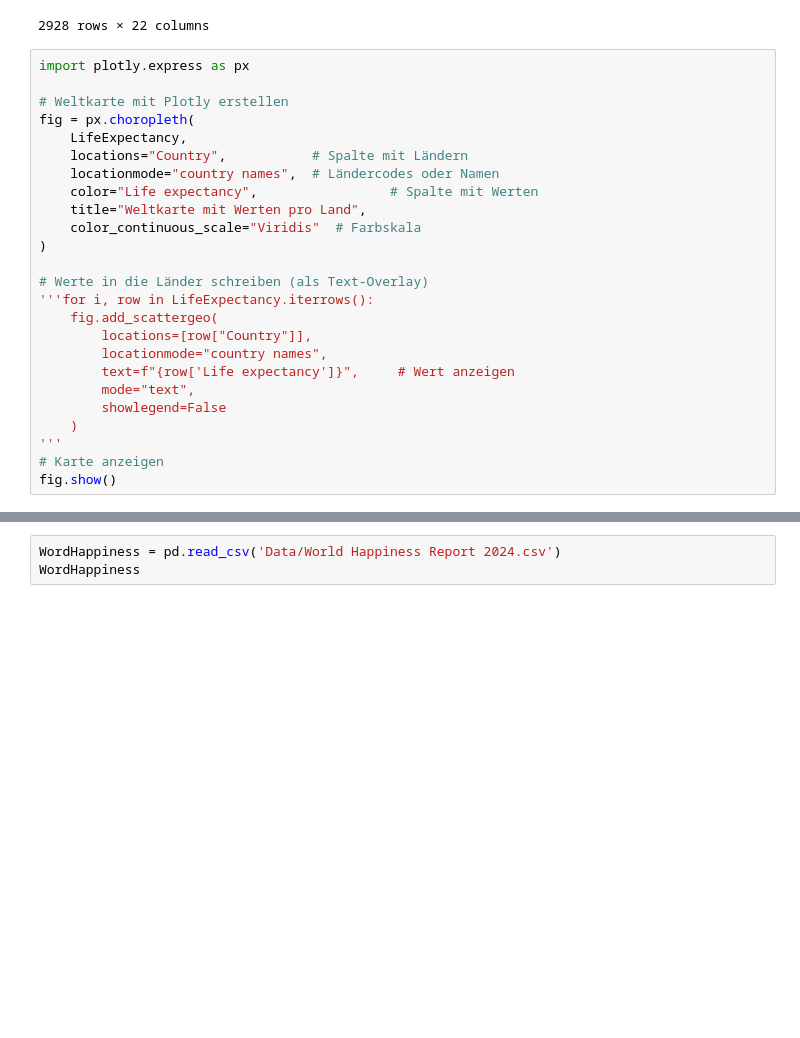
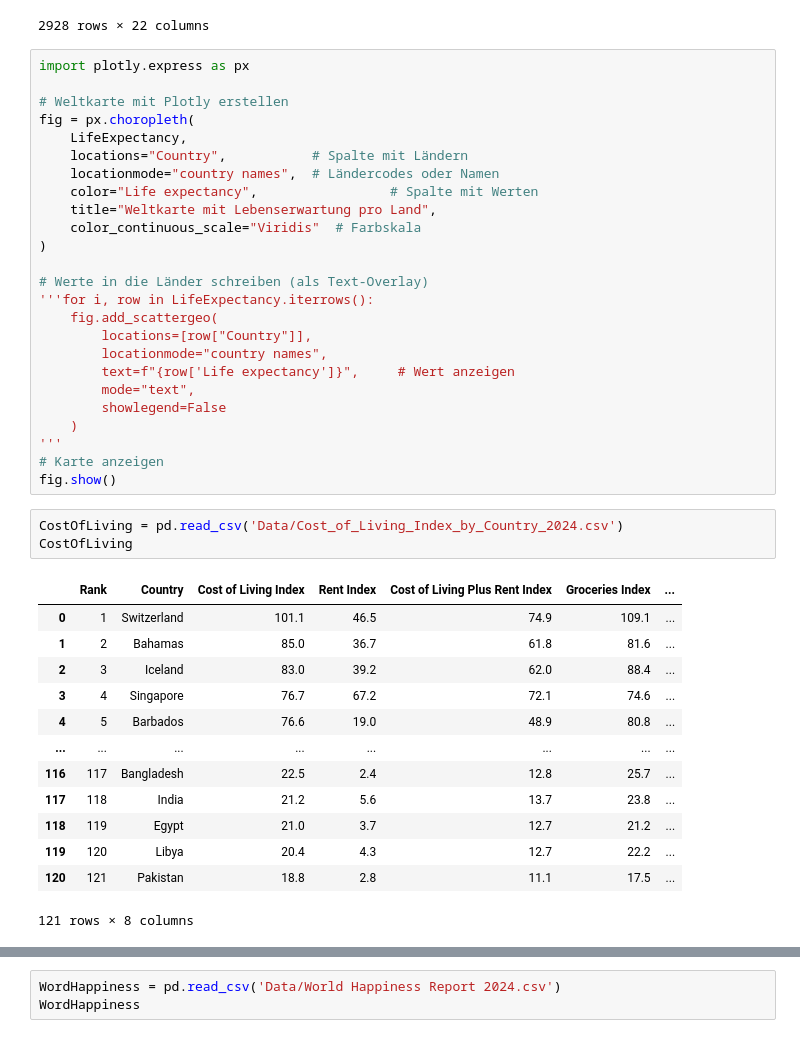
Before and after one commit to mats-ad/Quality-of-Life-World, a Jupyter notebook: DAP_Test.ipynb, the cells around one changed output, grey strips where cells are left out. Cells and saved outputs as stored; diff of their text form; blank space fills up the shorter version.

```diff
--- a/DAP_Test.ipynb
+++ b/DAP_Test.ipynb
@@ -26,7 +26,7 @@ fig = px.choropleth(
     locations="Country",           # Spalte mit Ländern
     locationmode="country names",  # Ländercodes oder Namen
     color="Life expectancy",                 # Spalte mit Werten
-    title="Weltkarte mit Werten pro Land",
+    title="Weltkarte mit Lebenserwartung pro Land",
     color_continuous_scale="Viridis"  # Farbskala
 )
 
@@ -42,3 +42,20 @@ fig = px.choropleth(
 '''
 # Karte anzeigen
 fig.show()
+# %%
+CostOfLiving = pd.read_csv('Data/Cost_of_Living_Index_by_Country_2024.csv')
+CostOfLiving
+# %% [output]
+|  | Rank | Country | Cost of Living Index | Rent Index | Cost of Living Plus Rent Index | Groceries Index | ... |
+| 0 | 1 | Switzerland | 101.1 | 46.5 | 74.9 | 109.1 | ... |
+| 1 | 2 | Bahamas | 85.0 | 36.7 | 61.8 | 81.6 | ... |
+| 2 | 3 | Iceland | 83.0 | 39.2 | 62.0 | 88.4 | ... |
+| 3 | 4 | Singapore | 76.7 | 67.2 | 72.1 | 74.6 | ... |
+| 4 | 5 | Barbados | 76.6 | 19.0 | 48.9 | 80.8 | ... |
+| ... | ... | ... | ... | ... | ... | ... | ... |
+| 116 | 117 | Bangladesh | 22.5 | 2.4 | 12.8 | 25.7 | ... |
+| 117 | 118 | India | 21.2 | 5.6 | 13.7 | 23.8 | ... |
+| 118 | 119 | Egypt | 21.0 | 3.7 | 12.7 | 21.2 | ... |
+| 119 | 120 | Libya | 20.4 | 4.3 | 12.7 | 22.2 | ... |
+| 120 | 121 | Pakistan | 18.8 | 2.8 | 11.1 | 17.5 | ... |
+121 rows × 8 columns
```
Also changed, not shown: parts of 5 cells of this notebook, 1 other file.
